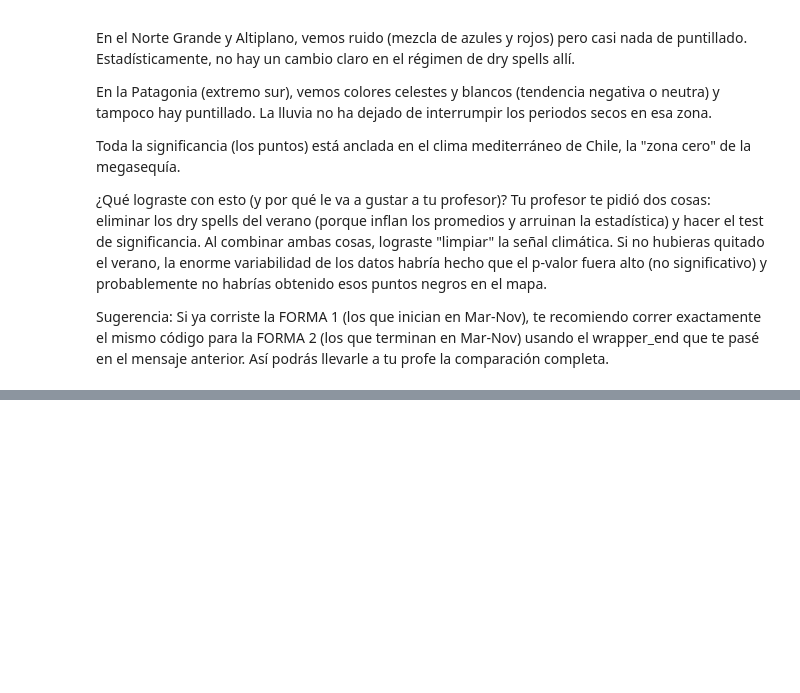
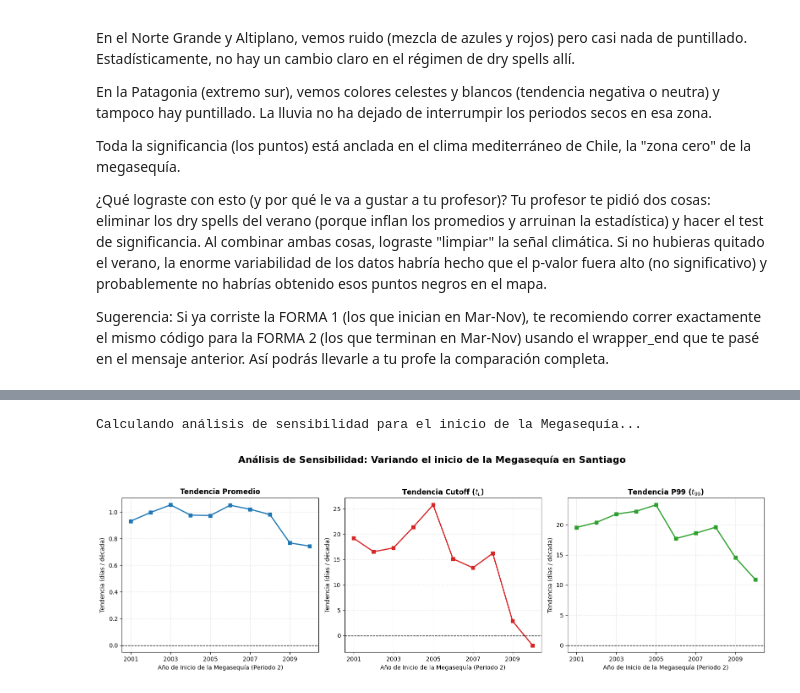
Before and after one commit to PabloGomez-97/TESIS, a Jupyter notebook: CR2MET-DATA.ipynb, the cells around one changed output, grey strips where cells are left out. Cells and saved outputs as stored; diff of their text form; code cells hidden in the pictures; blank space fills up the shorter version.

```diff
--- a/CR2MET-DATA.ipynb
+++ b/CR2MET-DATA.ipynb
@@ -837,0 +856,57 @@ Sugerencia: Si ya corriste la FORMA 1 (los que inician en Mar-Nov), te recomiend
+# %%
+# 1. El Periodo 1 (Histórico) ahora queda fijo (1979-2000)
+df_p1 = df_sc.loc['1979-01-01':'2000-12-31']
+mean1, tL1, t99_1 = calc_metrics_1d(df_p1, filter_type='start')
+mid_p1 = (1979 + 2000) / 2.0
+
+# 2. Definimos los años de inicio a testear para la Megasequía (ej. 2001 hasta 2010)
+start_years_p2 = np.arange(2001, 2011)
+
+trends_mean_p2 = []
+trends_tL_p2 = []
+trends_t99_p2 = []
+
+print("Calculando análisis de sensibilidad para el inicio de la Megasequía...")
+
+# 3. Iterar cambiando el año de inicio del Periodo 2
+for sy in start_years_p2:
+    # El Periodo 2 va desde el "start_year" iterado hasta el 2021
+    df_p2 = df_sc.loc[f'{sy}-01-01':'2021-12-31']
+    mean2, tL2, t99_2 = calc_metrics_1d(df_p2, filter_type='start')
+
+    # Calcular el centro del nuevo Periodo 2 para tener la cantidad de décadas exactas
+    mid_p2 = (sy + 2021) / 2.0
+    decades = (mid_p2 - mid_p1) / 10.0
+
+    # Calcular las tendencias
+    t_mean = (mean2 - mean1) / decades
+    t_tL   = (tL2 - tL1) / decades
+    t_t99  = (t99_2 - t99_1) / decades
+
+    trends_mean_p2.append(t_mean)
+    trends_tL_p2.append(t_tL)
+    trends_t99_p2.append(t_t99)
+
+# 4. Generar el Gráfico de Sensibilidad para el Periodo 2
+fig, axes = plt.subplots(1, 3, figsize=(16, 5))
+titulos = ['Tendencia Promedio', 'Tendencia Cutoff ($t_L$)', 'Tendencia P99 ($t_{99}$)']
+datos_p2 = [trends_mean_p2, trends_tL_p2, trends_t99_p2]
+colores = ['#1f77b4', '#d62728', '#2ca02c']
+
+for i in range(3):
+    axes[i].plot(start_years_p2, datos_p2[i], marker='s', linestyle='-', color=colores[i], linewidth=2)
+    # Línea en el Cero para referencia (sin cambio)
+    axes[i].axhline(0, color='black', linestyle='--', linewidth=1)
+
+    axes[i].set_title(titulos[i], fontweight='bold')
+    axes[i].set_xlabel('Año de Inicio de la Megasequía (Periodo 2)')
+    axes[i].set_ylabel('Tendencia (días / década)')
+    axes[i].grid(True, linestyle=':', alpha=0.6)
+    axes[i].set_xticks(np.arange(2001, 2011, 2))
+
+plt.suptitle("Análisis de Sensibilidad: Variando el inicio de la Megasequía en Santiago", fontsize=16, fontweight='bold', y=1.05)
+plt.tight_layout()
+plt.show()
+# %% [output]
+Calculando análisis de sensibilidad para el inicio de la Megasequía...
+[figure, added]
```
Also changed, not shown: parts of 11 cells of this notebook, 2 other files.
